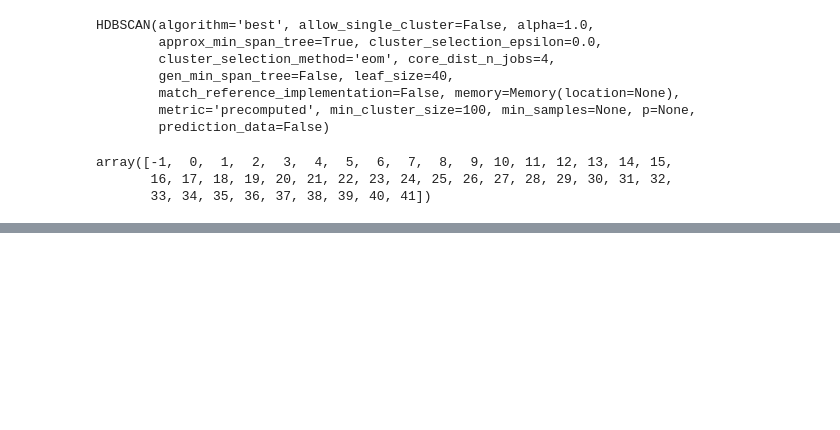
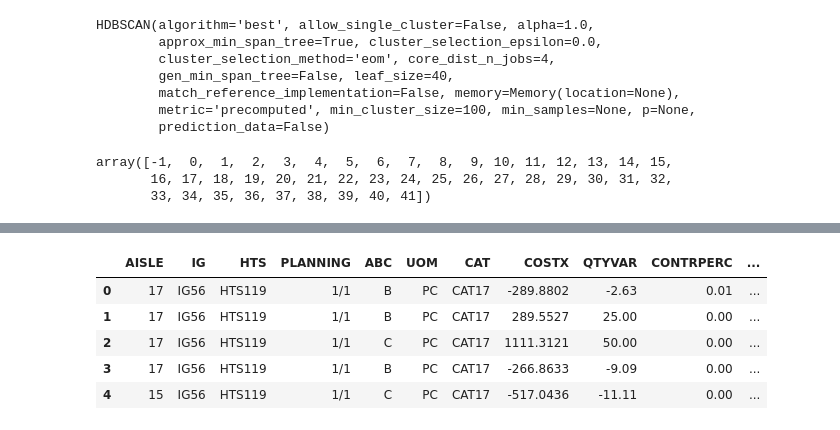
Before and after one commit to rjnakano/manejo-inventarios-pdg, a Jupyter notebook: Notebooks/TDGClusteringJerarquicoV1.ipynb, the cells around one changed output, grey strips where cells are left out. Drawn from its saved outputs; the diff is of its cells as text; code cells hidden in the pictures; blank space fills up the shorter version.

```diff
--- a/Notebooks/TDGClusteringJerarquicoV1.ipynb
+++ b/Notebooks/TDGClusteringJerarquicoV1.ipynb
@@ -191,0 +272,13 @@ array([-1,  0,  1,  2,  3,  4,  5,  6,  7,  8,  9, 10, 11, 12, 13, 14, 15,
+# %%
+dataNoDims['Cluster_dissimKP']=clusterer.labels_
+# %%
+dataNoDims['Cluster_Gower']=clusterer2.labels_
+# %%
+dataNoDims.head(5)
+# %% [output]
+|  | AISLE | IG | HTS | PLANNING | ABC | UOM | CAT | COSTX | QTYVAR | CONTRPERC | ... |
+| 0 | 17 | IG56 | HTS119 | 1/1 | B | PC | CAT17 | -289.8802 | -2.63 | 0.01 | ... |
+| 1 | 17 | IG56 | HTS119 | 1/1 | B | PC | CAT17 | 289.5527 | 25.00 | 0.00 | ... |
+| 2 | 17 | IG56 | HTS119 | 1/1 | C | PC | CAT17 | 1111.3121 | 50.00 | 0.00 | ... |
+| 3 | 17 | IG56 | HTS119 | 1/1 | B | PC | CAT17 | -266.8633 | -9.09 | 0.00 | ... |
+| 4 | 15 | IG56 | HTS119 | 1/1 | C | PC | CAT17 | -517.0436 | -11.11 | 0.00 | ... |
```
Also changed, not shown: parts of 14 cells of this notebook.
